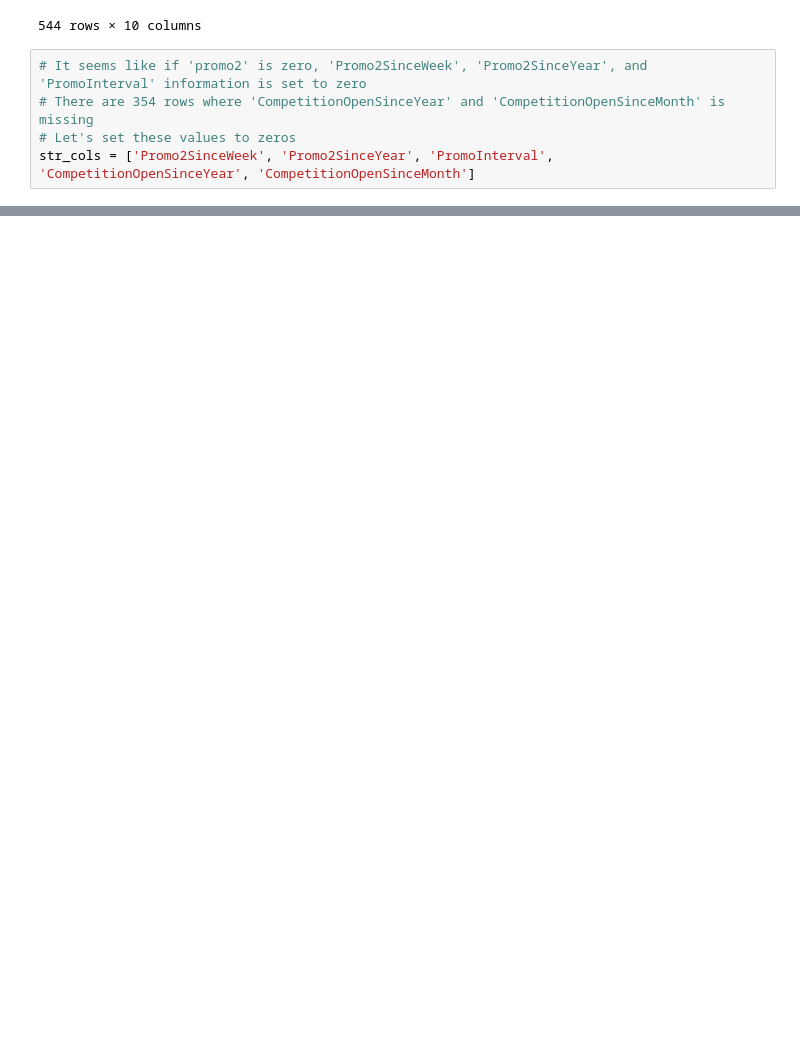
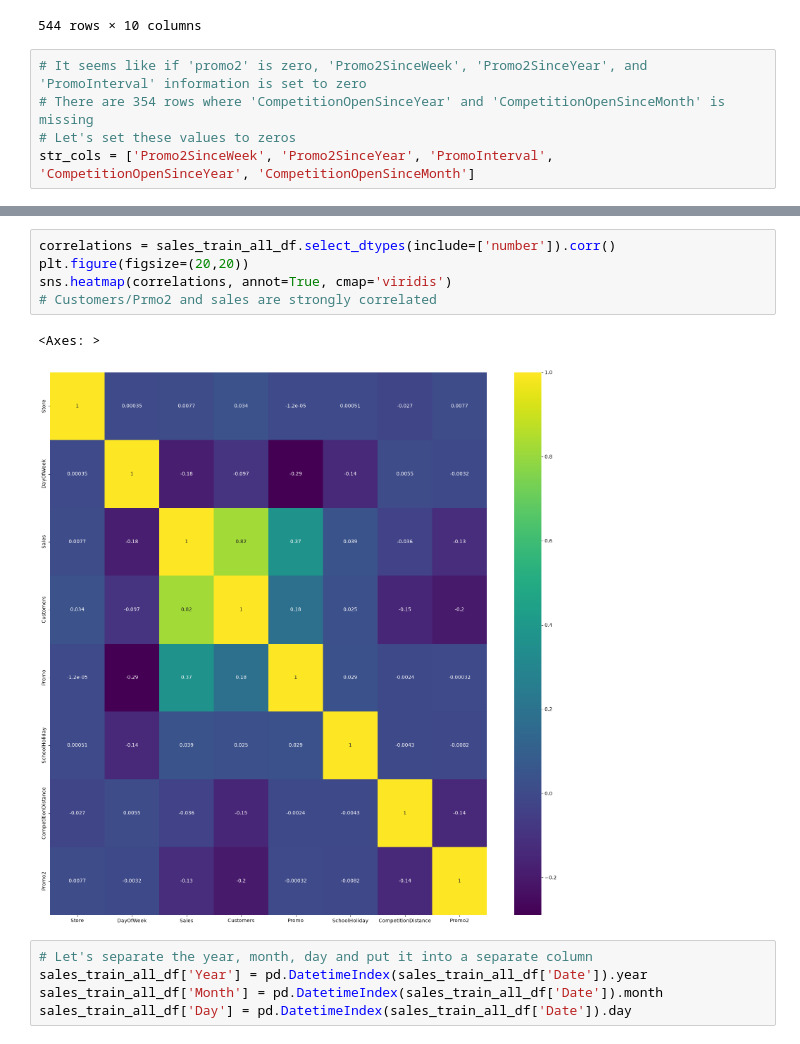
Before and after one commit to Pranavbhawane7/Sales_Analysis_project, a Jupyter notebook: Sales_Analysis_project.ipynb, the cells around one changed output, grey strips where cells are left out. Drawn from its saved outputs; the diff is of its cells as text; blank space fills up the shorter version.

```diff
--- a/Sales_Analysis_project.ipynb
+++ b/Sales_Analysis_project.ipynb
@@ -316,0 +381,13 @@ TypeError: Invalid value '0' for dtype 'str'. Value should be a string or missin
+# %%
+correlations = sales_train_all_df.select_dtypes(include=['number']).corr()
+plt.figure(figsize=(20,20))
+sns.heatmap(correlations, annot=True, cmap='viridis')
+# Customers/Prmo2 and sales are strongly correlated
+# %% [output]
+<Axes: >
+[figure, added]
+# %%
+# Let's separate the year, month, day and put it into a separate column
+sales_train_all_df['Year'] = pd.DatetimeIndex(sales_train_all_df['Date']).year
+sales_train_all_df['Month'] = pd.DatetimeIndex(sales_train_all_df['Date']).month
+sales_train_all_df['Day'] = pd.DatetimeIndex(sales_train_all_df['Date']).day
```
Also changed, not shown: parts of 31 cells of this notebook, 1 other file.
